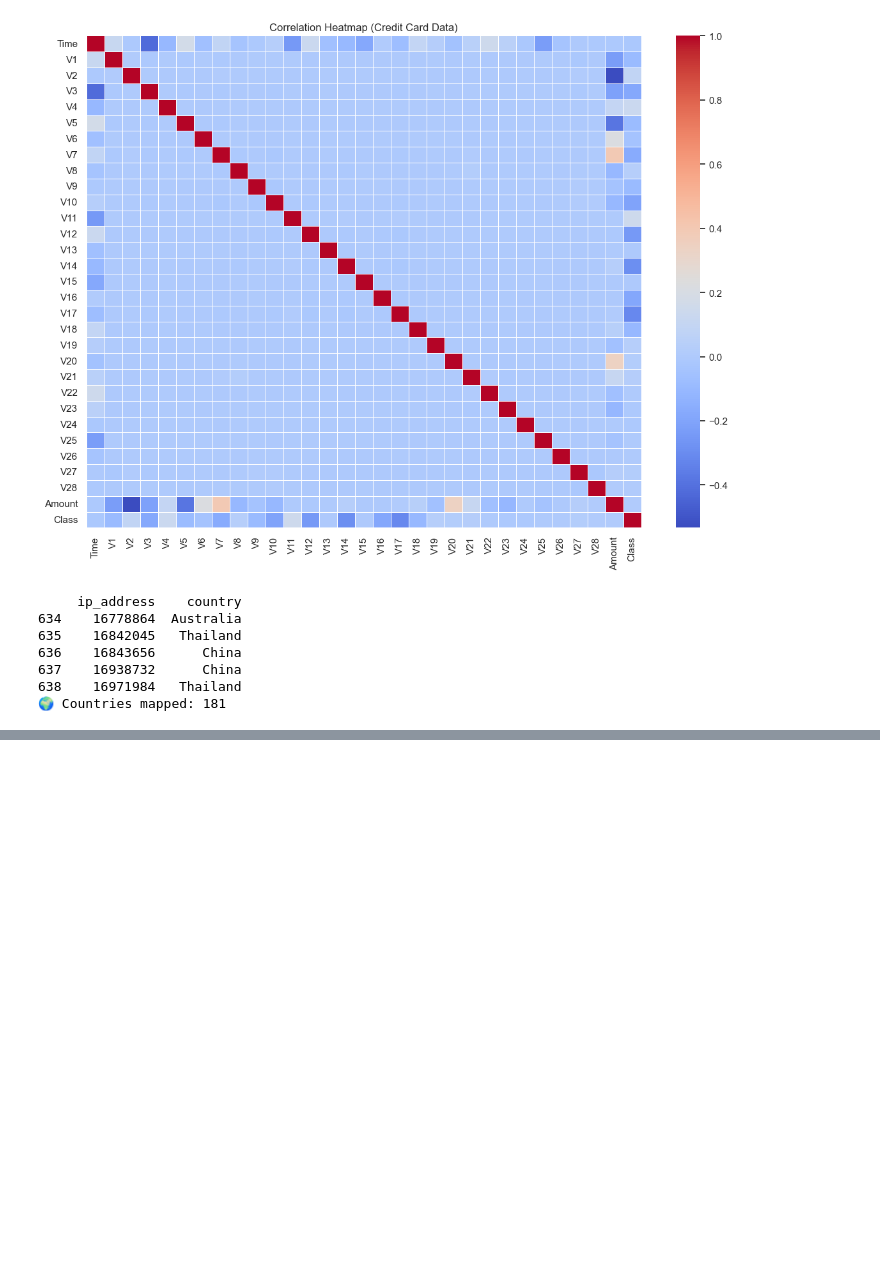
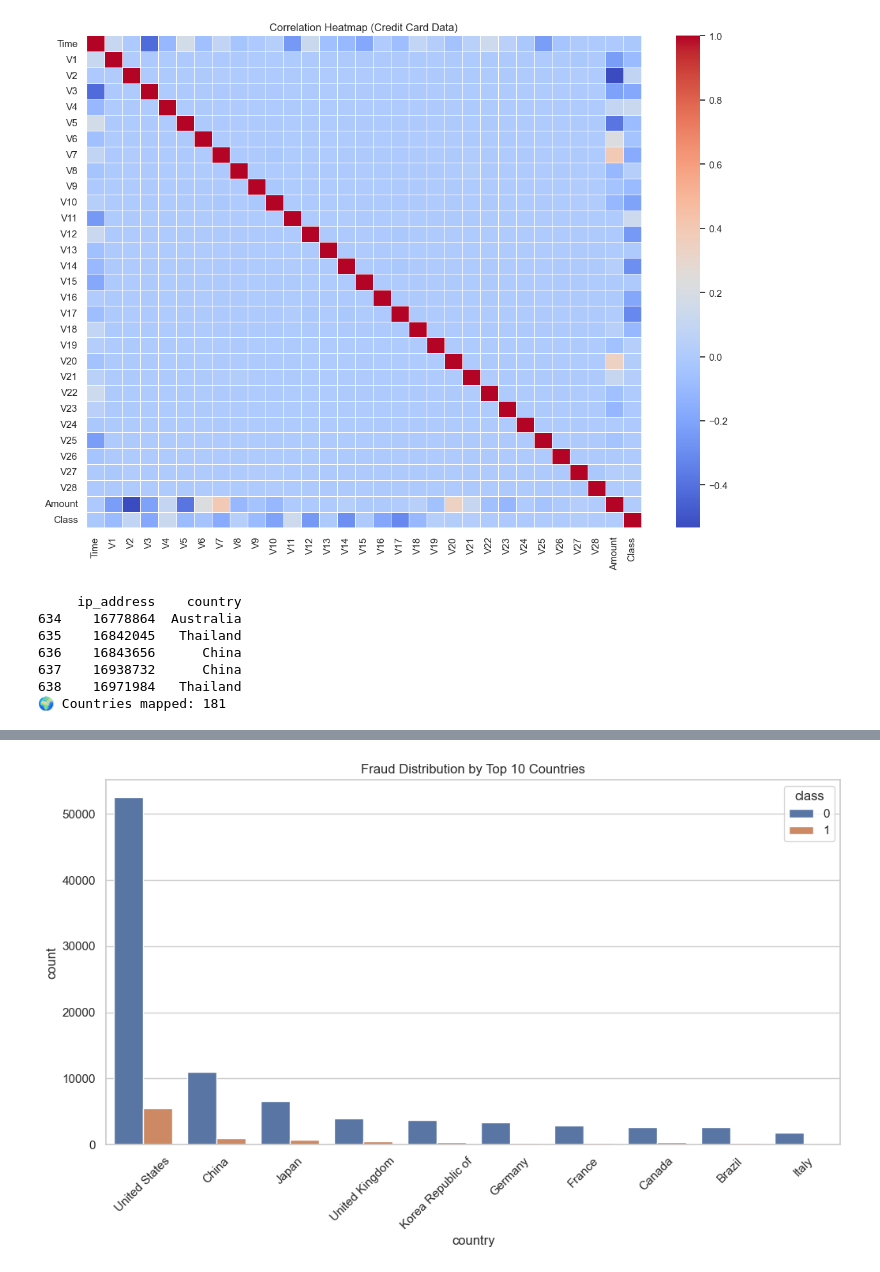
Before and after one commit to Bisrath1/fraud-detection-10academy, a Jupyter notebook: notebooks/1.0-eda.ipynb, the cells around one changed output, grey strips where cells are left out. Cells and saved outputs as stored; diff of their text form; code cells hidden in the pictures; blank space fills up the shorter version.

```diff
--- a/notebooks/1.0-eda.ipynb
+++ b/notebooks/1.0-eda.ipynb
@@ -229,0 +271,9 @@ merged.to_csv('data/processed/fraud_features.csv', index=False)
+# %%
+if 'country' in merged.columns:
+    plt.figure(figsize=(12,6))
+    sns.countplot(data=merged, x='country', hue='class', order=merged['country'].value_counts().iloc[:10].index)
+    plt.title('Fraud Distribution by Top 10 Countries')
+    plt.xticks(rotation=45)
+    plt.show()
+# %% [output]
+[figure, added]
```
Also changed, not shown: parts of 3 cells of this notebook.
